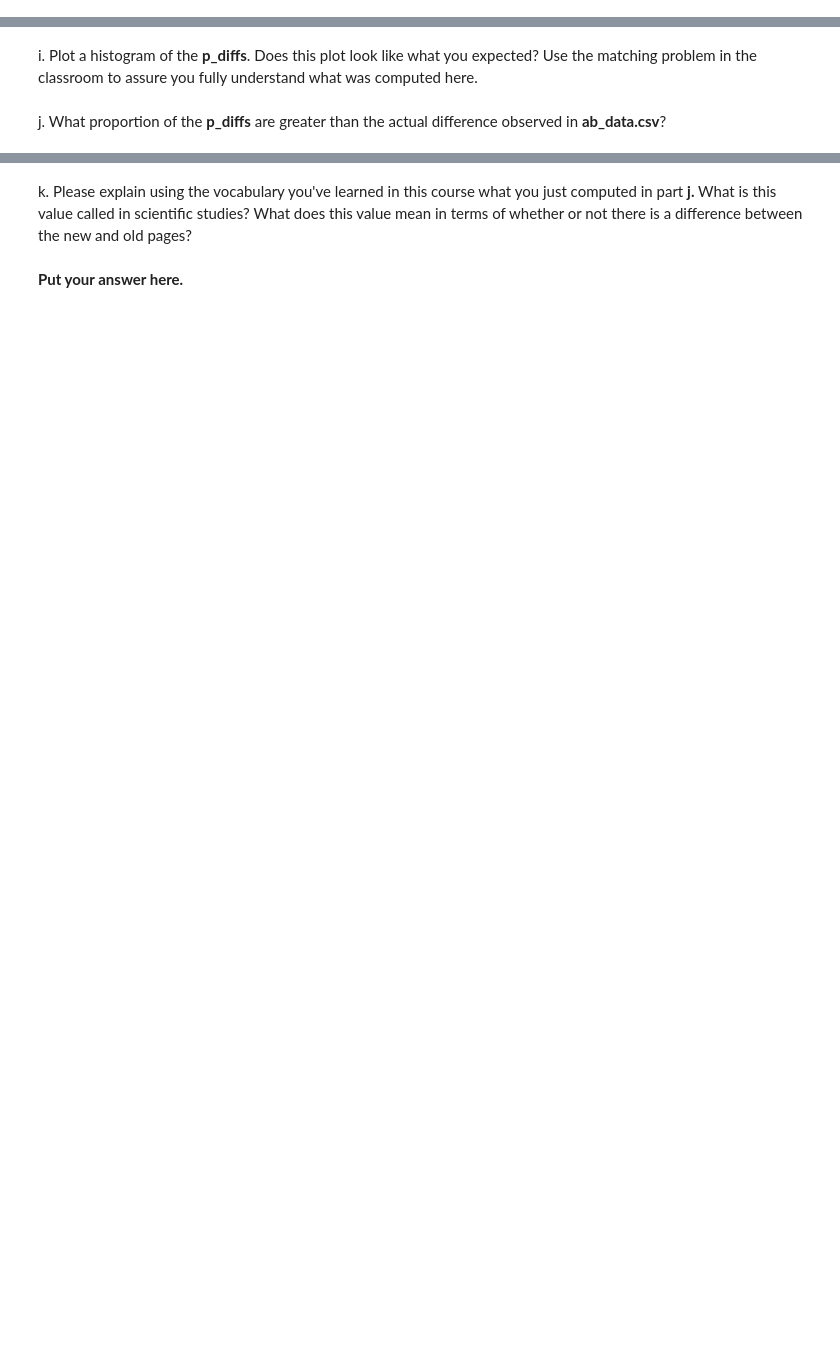
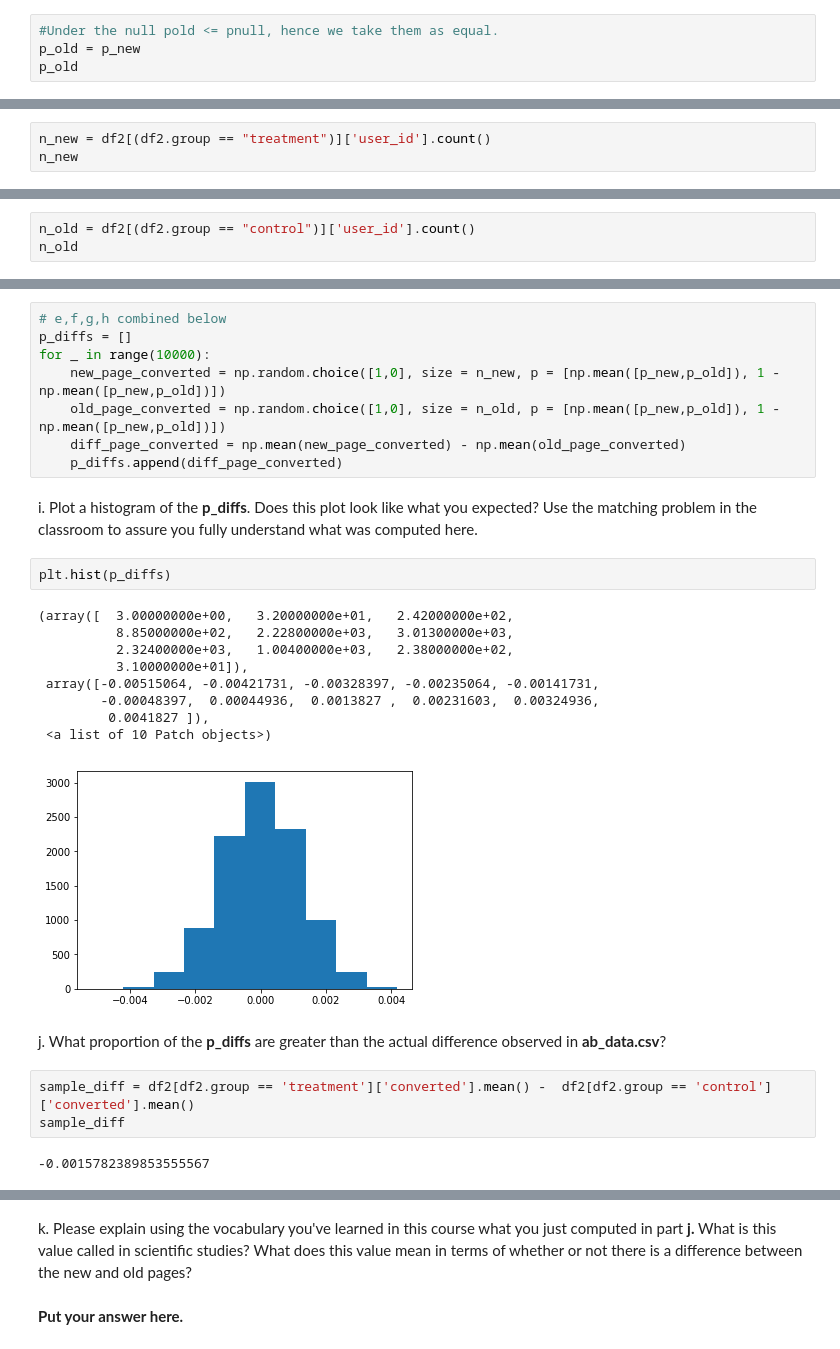
Before and after one commit to rasalt/project_abtesting, a Jupyter notebook: Analyze_ab_test_results_notebook.ipynb, the cells around one changed output, grey strips where cells are left out. Saved outputs shown, nothing was run; the diff lists cells and outputs as text; blank space fills up the shorter version.

```diff
--- a/Analyze_ab_test_results_notebook.ipynb
+++ b/Analyze_ab_test_results_notebook.ipynb
@@ -308,0 +271,4 @@ plt.hist(null_vals_pold);
+# %%
+#Under the null pold <= pnull, hence we take them as equal.
+p_old = p_new
+p_old
@@ -317,0 +279,3 @@ plt.hist(null_vals_pnew);
+# %%
+n_new = df2[(df2.group == "treatment")]['user_id'].count()
+n_new
@@ -321,0 +286,3 @@ nnew mean 99.924, std dev 7.2828719609780315
+# %%
+n_old = df2[(df2.group == "control")]['user_id'].count()
+n_old
@@ -330,7 +296,32 @@ f. Simulate $n_{old}$ transactions with a conversion rate of $p_{old}$ under the
 g. Find $p_{new}$ - $p_{old}$ for your simulated values from part (e) and (f).
 # %% [markdown]
 h. Create 10,000 $p_{new}$ - $p_{old}$ values using the same simulation process you used in parts (a) through (g) above. Store all 10,000 values in a NumPy array called **p_diffs**.
+# %%
+# e,f,g,h combined below
+p_diffs = []
+for _ in range(10000):
+    new_page_converted = np.random.choice([1,0], size = n_new, p = [np.mean([p_new,p_old]), 1 - np.mean([p_new,p_old])])
+    old_page_converted = np.random.choice([1,0], size = n_old, p = [np.mean([p_new,p_old]), 1 - np.mean([p_new,p_old])])
+    diff_page_converted = np.mean(new_page_converted) - np.mean(old_page_converted)
+    p_diffs.append(diff_page_converted)
 # %% [markdown]
 i. Plot a histogram of the **p_diffs**.  Does this plot look like what you expected?  Use the matching problem in the classroom to assure you fully understand what was computed here.
+# %%
+plt.hist(p_diffs)
+# %% [output]
+(array([  3.00000000e+00,   3.20000000e+01,   2.42000000e+02,
+          8.85000000e+02,   2.22800000e+03,   3.01300000e+03,
+          2.32400000e+03,   1.00400000e+03,   2.38000000e+02,
+          3.10000000e+01]),
+ array([-0.00515064, -0.00421731, -0.00328397, -0.00235064, -0.00141731,
+        -0.00048397,  0.00044936,  0.0013827 ,  0.00231603,  0.00324936,
+         0.0041827 ]),
+ <a list of 10 Patch objects>)
+[figure, added]
 # %% [markdown]
 j. What proportion of the **p_diffs** are greater than the actual difference observed in **ab_data.csv**?
+# %%
+sample_diff = df2[df2.group == 'treatment']['converted'].mean() -  df2[df2.group == 'control']['converted'].mean()
+sample_diff
+# %% [output]
+-0.0015782389853555567
```
Also changed, not shown: parts of 32 cells of this notebook.
